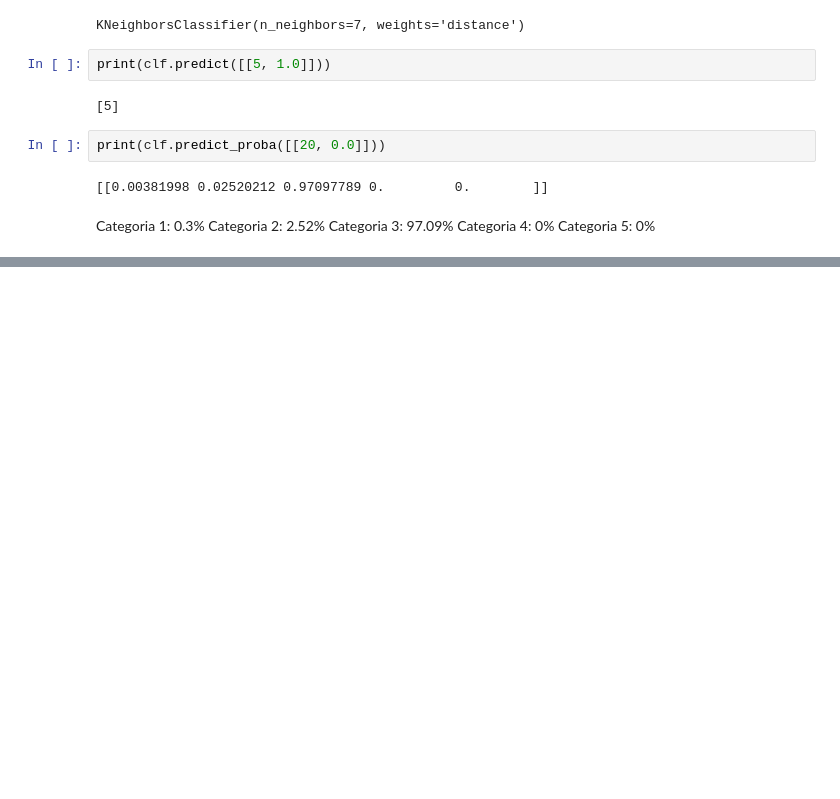
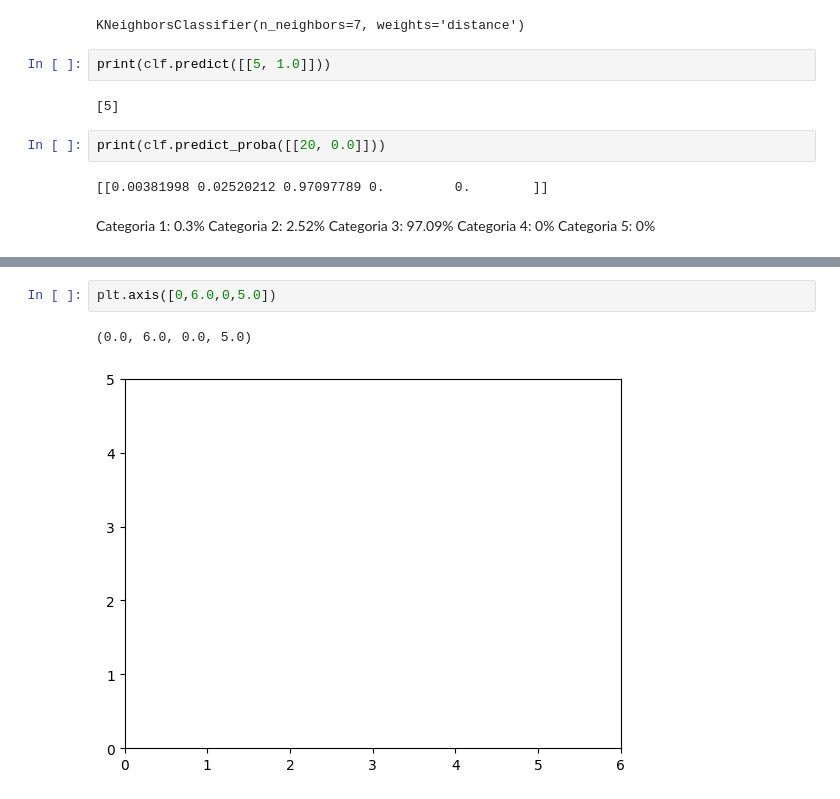
Before and after one commit to OYanez85/Introduccio_a_la_ciencia_de-Dades_Cibernarium, a Jupyter notebook: curs_233_2.3.ipynb, the cells around one changed output, grey strips where cells are left out. Cells and saved outputs as stored; diff of their text form; blank space fills up the shorter version.

```diff
--- a/curs_233_2.3.ipynb
+++ b/curs_233_2.3.ipynb
@@ -309,0 +320,5 @@ Categoria 5: 0%
+# %%
+plt.axis([0,6.0,0,5.0])
+# %% [output]
+(0.0, 6.0, 0.0, 5.0)
+[figure, added]
```
Also changed, not shown: parts of 10 cells of this notebook, 1 other file.
